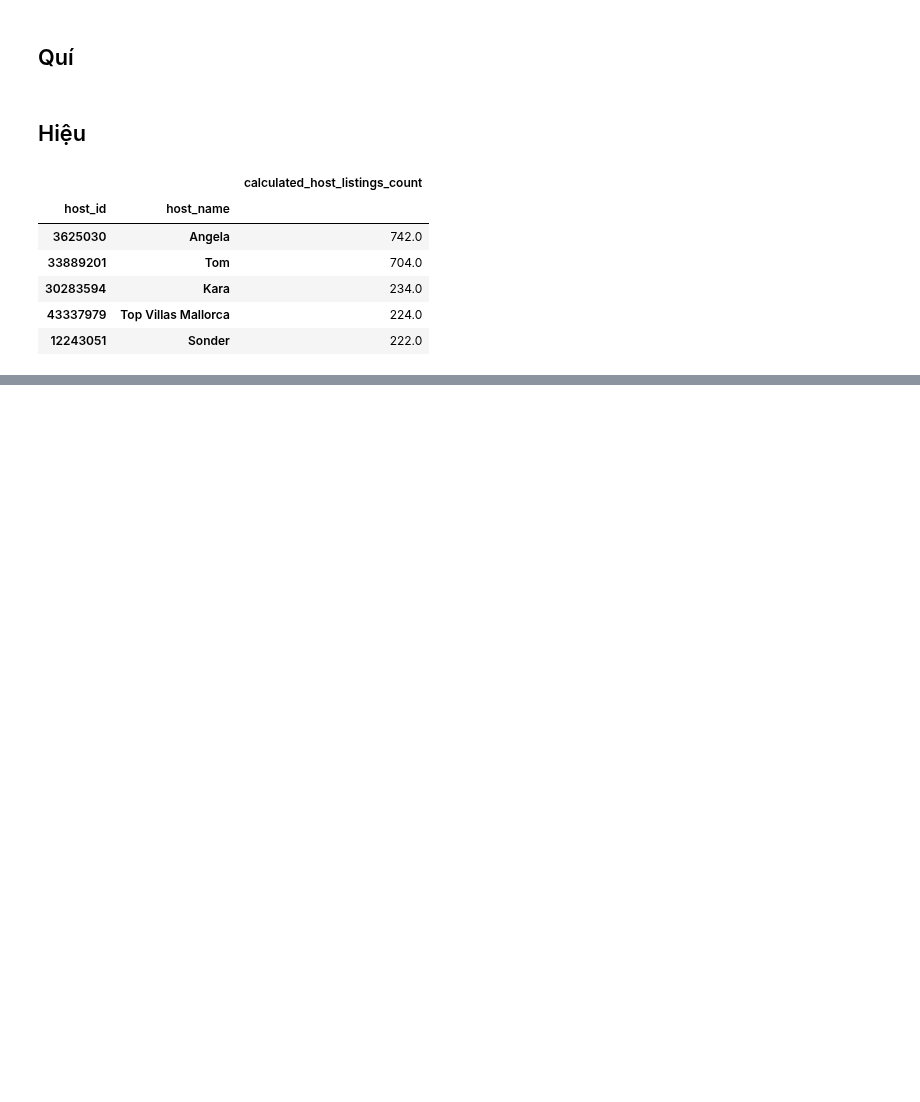
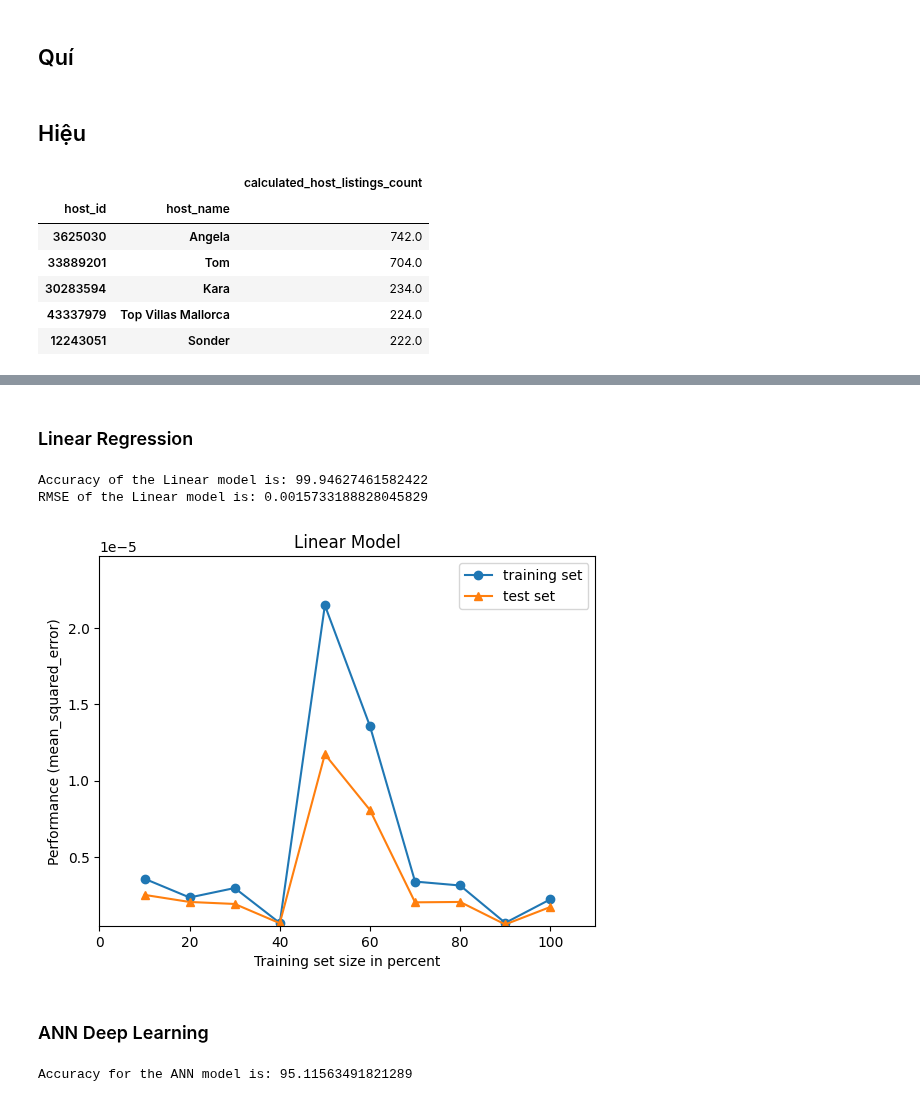
Before and after one commit to 19127592/PTDLUD, a Jupyter notebook: Project.ipynb, the cells around one changed output, grey strips where cells are left out. Drawn from its saved outputs; the diff is of its cells as text; code cells hidden in the pictures; blank space fills up the shorter version.

Commit message:
Finish Modeling

```diff
--- a/Project.ipynb
+++ b/Project.ipynb
@@ -271,0 +414,3 @@ df2[['host_id','host_name','calculated_host_listings_count']].groupby(['host_id'
+# %%
+df5 = pd.concat([df4[encoded_cols + numeric_cols], dummy_city, dummy_country,dummy_amenities], axis=1)
+df5 = df5.drop(['translation missing: en.hosting_amenity_49','translation missing: en.hosting_amenity_50'],axis=1)
@@ -271,0 +439,16 @@ df2[['host_id','host_name','calculated_host_listings_count']].groupby(['host_id'
+# %%
+X = df5.loc[:, df5.columns != 'price']
+y = df5[['price']]
+
+X_scaled = X
+y_scaled = y
+
+TargetVarScaler=StandardScaler()
+TargetVarScalerFit=TargetVarScaler.fit(y_scaled)
+y_scaled=TargetVarScalerFit.transform(y)
+
+X_array = np.array(df5.values).astype("float32")
+y_array = np.array(y_scaled).astype("float32")
+
+X_train, X_test, y_train, y_test = train_test_split(X_array, y_array, test_size=0.2, random_state=2032)
+y_test_orig = TargetVarScalerFit.inverse_transform(y_test)
@@ -271,0 +472,31 @@ df2[['host_id','host_name','calculated_host_listings_count']].groupby(['host_id'
+# %%
+def plot_curves(X_train,X_test,y_train,y_test,clf,title):
+  plot_learning_curves(X_train=X_train,
+                      y_train=y_train,
+                      X_test=X_test,
+                      y_test=y_test,
+                      clf=clf,
+                      scoring='mean_squared_error',
+                      print_model=False)
+
+  plt.title(title)
+  plt.show()
+# %% [markdown]
+### Linear Regression
+# %%
+reg = LinearRegression().fit(X_train,y_train)
+linear_predictions = reg.predict(X_test)
+
+linear_predictions_orig = TargetVarScalerFit.inverse_transform(linear_predictions)
+# %%
+print("Accuracy of the Linear model is:", str(Accuracy_Score(y_test_orig, linear_predictions_orig)))
+print("RMSE of the Linear model is:", cv_rmse(reg,X_array,y_array).mean())
+# %% [output]
+Accuracy of the Linear model is: 99.94627461582422
+RMSE of the Linear model is: 0.0015733188828045829
+# %%
+plot_curves(X_train,X_test,y_train,y_test,reg,"Linear Model")
+# %% [output]
+[figure, added]
+# %% [markdown]
+### ANN Deep Learning
@@ -271,0 +516,4 @@ df2[['host_id','host_name','calculated_host_listings_count']].groupby(['host_id'
+# %%
+print("Accuracy for the ANN model is:", str(Accuracy_Score(y_test_orig, ANN_predictions_org)))
+# %% [output]
+Accuracy for the ANN model is: 95.11563491821289
```
Also changed, not shown: parts of 37 cells of this notebook.
